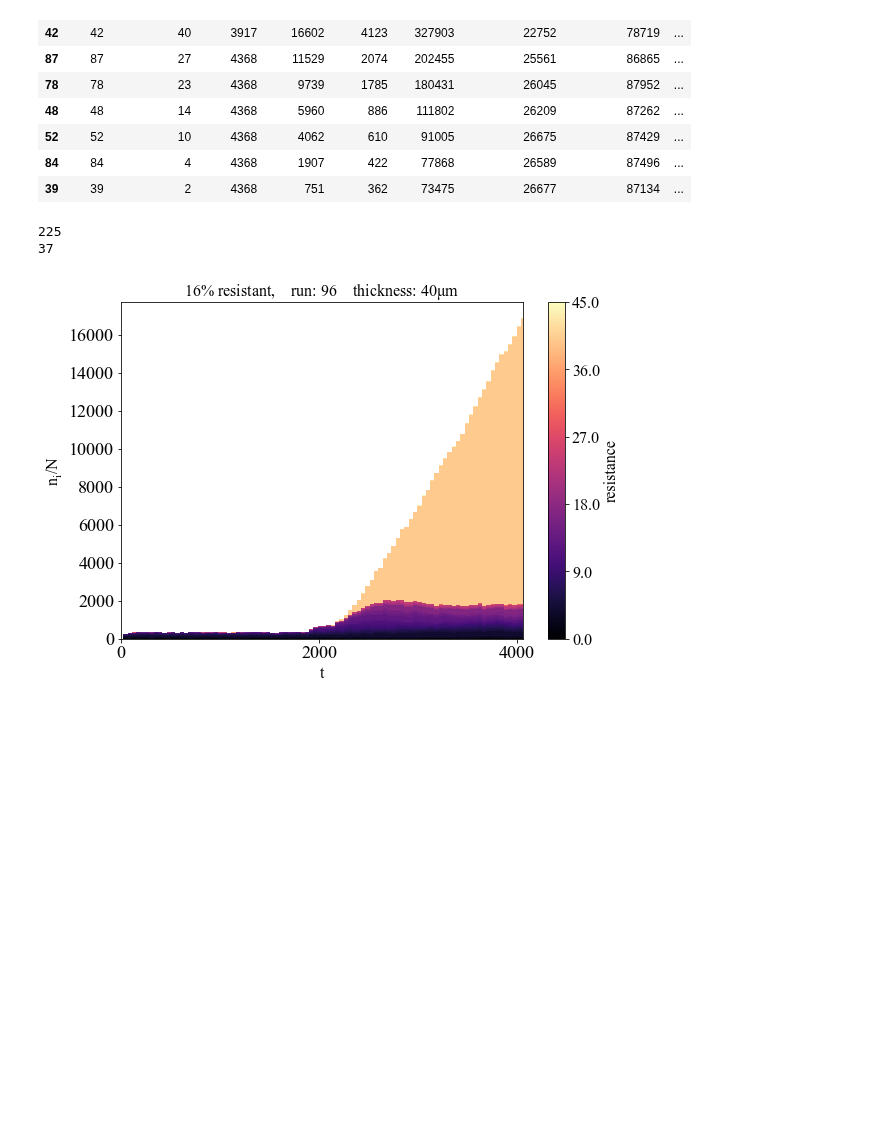
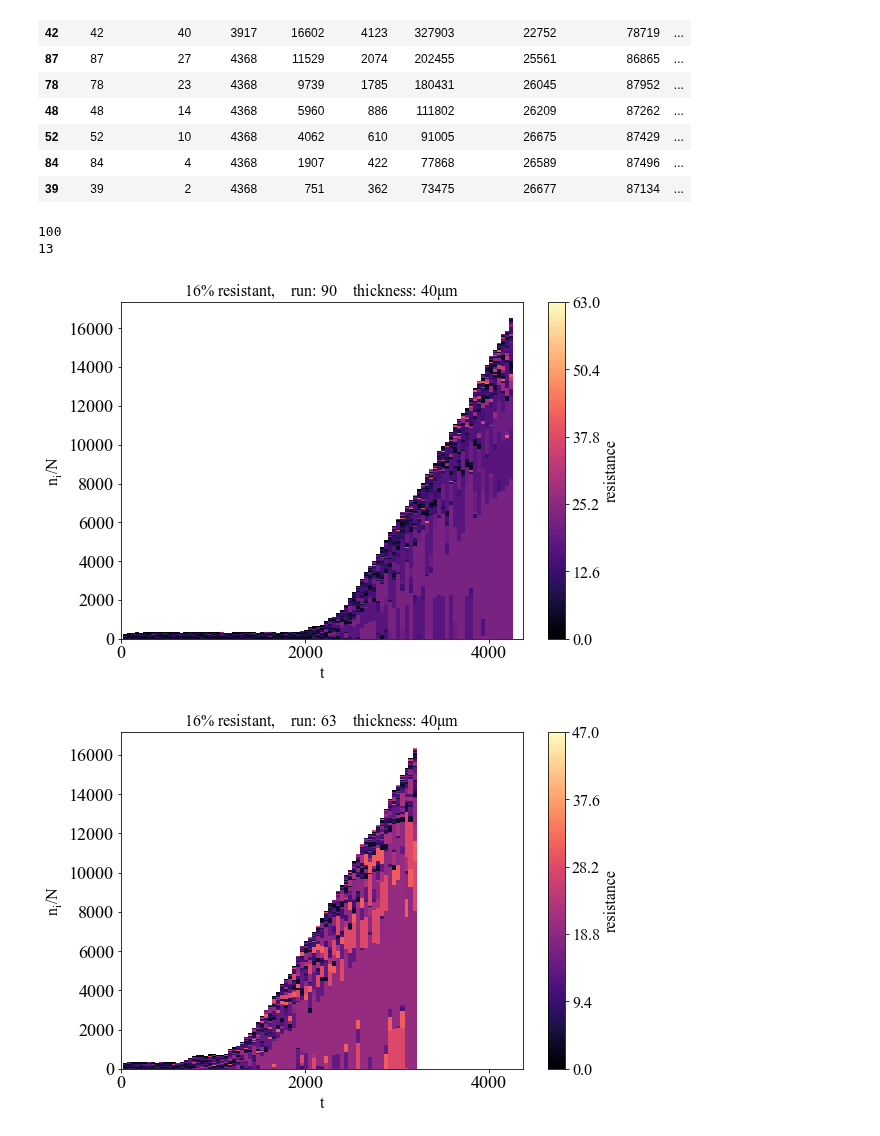
Before and after one commit to patricksinclair/multispecies_postprocessing, a Jupyter notebook: geno_distbs/varying_susceps/geno_distb_plotter.ipynb, the cells around one changed output. Drawn from its saved outputs; the diff is of its cells as text; code cells hidden in the pictures; blank space fills up the shorter version.

```diff
--- a/geno_distbs/varying_susceps/geno_distb_plotter.ipynb
+++ b/geno_distbs/varying_susceps/geno_distb_plotter.ipynb
@@ -150,9 +152,9 @@ all_event_counters_16pc = pd.concat([event_counters_16pc_24Sep, event_counters_1
 # %%
-print(len(all_event_counters_16pc.index))
-print(len(all_event_counters_16pc[all_event_counters_16pc["bf_thickness"] > 0].sort_values(by=["n_replications"], ascending=False).index))
+print(len(all_event_counters_16pc_low_r_mig.index))
+print(len(all_event_counters_16pc_low_r_mig[all_event_counters_16pc_low_r_mig["bf_thickness"] > 0].sort_values(by=["n_replications"], ascending=False).index))
 # %% [output]
-225
-37
+100
+13
 # %%
 def getGenoDistbDict(runID, pc_res, phase_val, event_counters, suffix=""):
     '''
@@ -216,7 +218,8 @@ def plotGenoDistbsInSystemOverTime_WRT_t(geno_dict, runID, pc_res, event_counter
         geno_counts = Counter(processed_genos)
         n_bac = sum(geno_counts.values())
         #sort the geno counts so they're arranged in order of increasing resistance
-        geno_counts = dict(sorted(geno_counts.items()))
+        #geno_counts = dict(sorted(geno_counts.items()))
+        geno_counts = dict(geno_counts.items())
 
         '''this for loop is the bit where the height normalisation happens'''
 #         for key in geno_counts:
@@ -277,7 +280,7 @@ def plotGenoDistbsInSystemOverTime_WRT_t(geno_dict, runID, pc_res, event_counter
 
     #print(event_counters.loc[event_counters['runID']==runID]["bf_thickness"].values)
     plt.title(str(pc_res)+'% resistant,    '+'run: '+str(runID)+'    thickness: '+str(event_counters.loc[event_counters['runID']==runID]["bf_thickness"].values[0])+"$\mu m$", fontsize=titleSize)
-    plt.xlim(0, t_last)
+    plt.xlim(0, duration)
     #plt.ylim(0, 1)
 
     #plt.savefig('geno_distb_plots/'+str(pc_res)+"pc_res-runID_"+str(runID)+"_vs_t.png")
@@ -307,8 +310,11 @@ def plotGenoDistbsInSystemOverTime_WRT_t(geno_dict, runID, pc_res, event_counter
     #plt.show()
 # %%
 runID = 96
-x = getGenoDistbDict(runID, 16, phase2_str, all_event_counters_16pc_low_r_mig, suffix='-migration_rate-0.1')
-plotGenoDistbsInSystemOverTime_WRT_t(x, runID=runID, pc_res=16, event_counters=all_event_counters_16pc_low_r_mig)
+
+for runID in list(all_event_counters_16pc_low_r_mig[all_event_counters_16pc_low_r_mig["bf_thickness"] > 0].sort_values(by=["n_replications"], ascending=False)["runID"].values):
+    x = getGenoDistbDict(runID, 16, phase2_str, all_event_counters_16pc_low_r_mig, suffix='-migration_rate-0.1')
+    plotGenoDistbsInSystemOverTime_WRT_t(x, runID=runID, pc_res=16, event_counters=all_event_counters_16pc_low_r_mig)
 # plotGenoDistbsInSystemOverTime_WRT_t(x, runID=184, pc_res=14, event_counters=all_event_counters_14pc)
 # %% [output]
-[figure, old version]
+[figure, new version]
+[figure, added]
```
Also changed, not shown: parts of 12 cells of this notebook, 6 other files.
